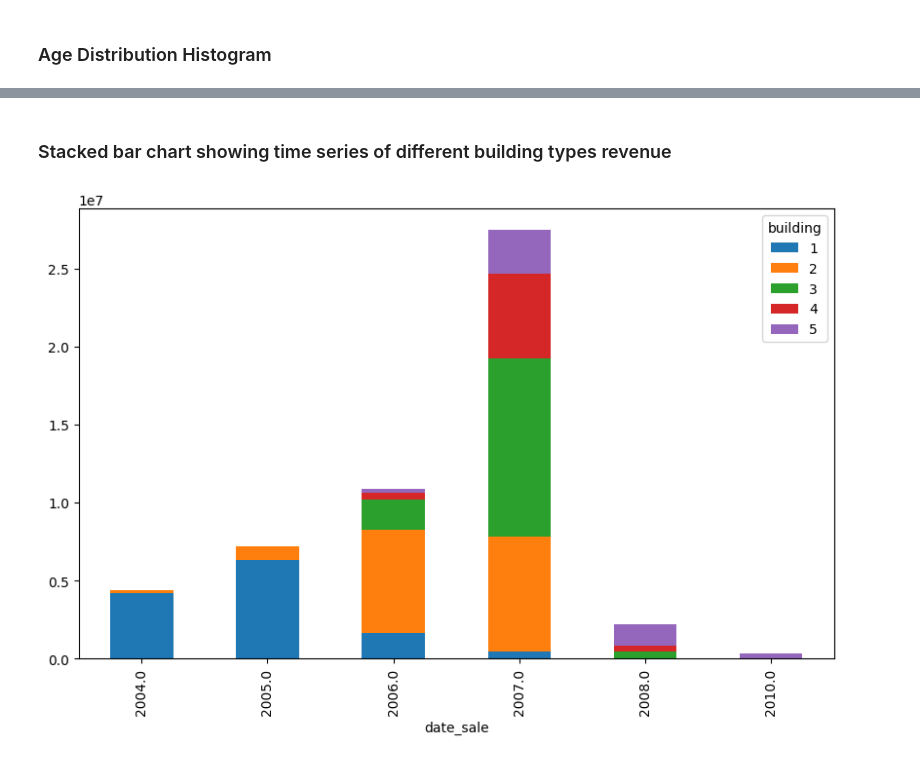
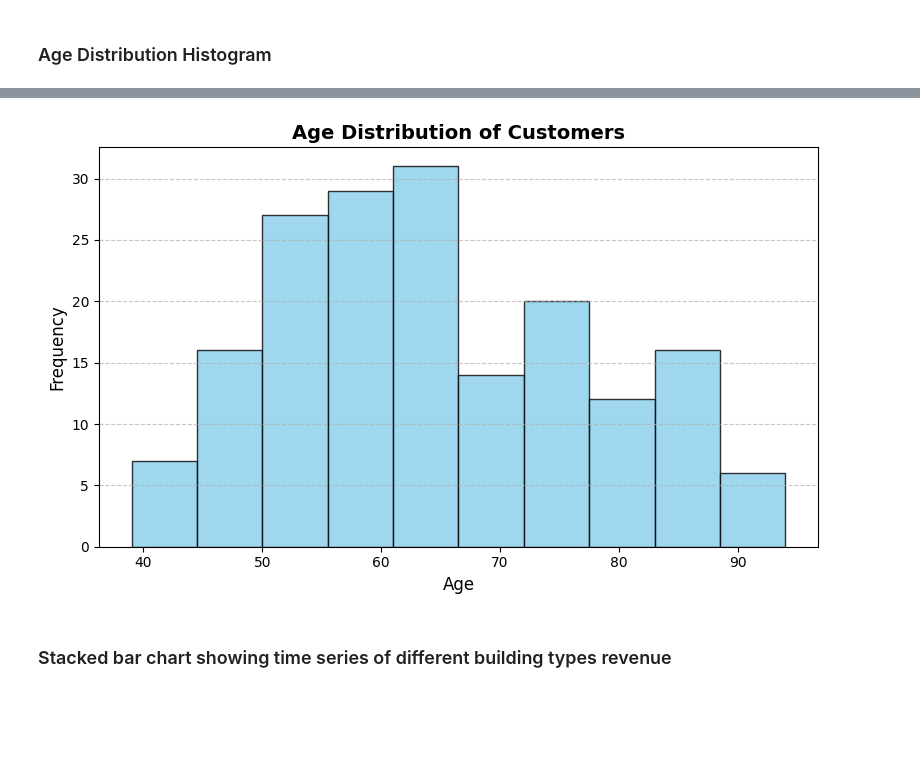
Before and after one commit to ahmed-h1ndy/real-estate-analysis, a Jupyter notebook: real_estate_analysis.ipynb, the cells around one changed output, grey strips where cells are left out. Drawn from its saved outputs; the diff is of its cells as text; code cells hidden in the pictures; blank space fills up the shorter version.

```diff
--- a/real_estate_analysis.ipynb
+++ b/real_estate_analysis.ipynb
@@ -640,12 +716,17 @@ plt.show()
+# %%
+# Create the Histogram
+plt.figure(figsize=(8, 5))
+plt.hist(merged_data['age'], bins=10, color='skyblue', edgecolor='black', alpha=0.8)
+
+# Add labels and titles
+plt.xlabel("Age", fontsize=12)
+plt.ylabel("Frequency", fontsize=12)
+plt.title("Age Distribution of Customers", fontsize=14, fontweight='bold')
+
+plt.grid(axis='y', linestyle='--', alpha=0.7)
+plt.tight_layout()
+plt.show()
+# %% [output]
+[figure, added]
 # %% [markdown]
 ### Stacked bar chart showing time series of different building types revenue
-# %%
-yearly_revenue = merged_data
-yearly_revenue['date_sale'] = yearly_revenue['date_sale'].dt.year
-
-yearly_revenue = yearly_revenue.groupby(['date_sale', 'building'])['price'].sum().unstack(fill_value = 0)
-
-yearly_revenue.plot(kind = 'bar', stacked = True, figsize = (10, 6))
-plt.show()
-# %% [output]
-[figure, removed]
```
Also changed, not shown: parts of 33 cells of this notebook.
